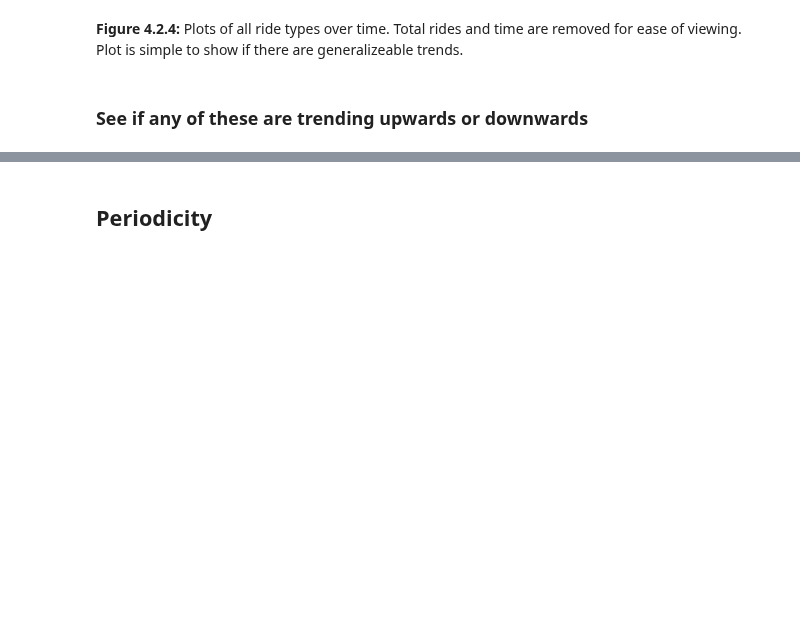
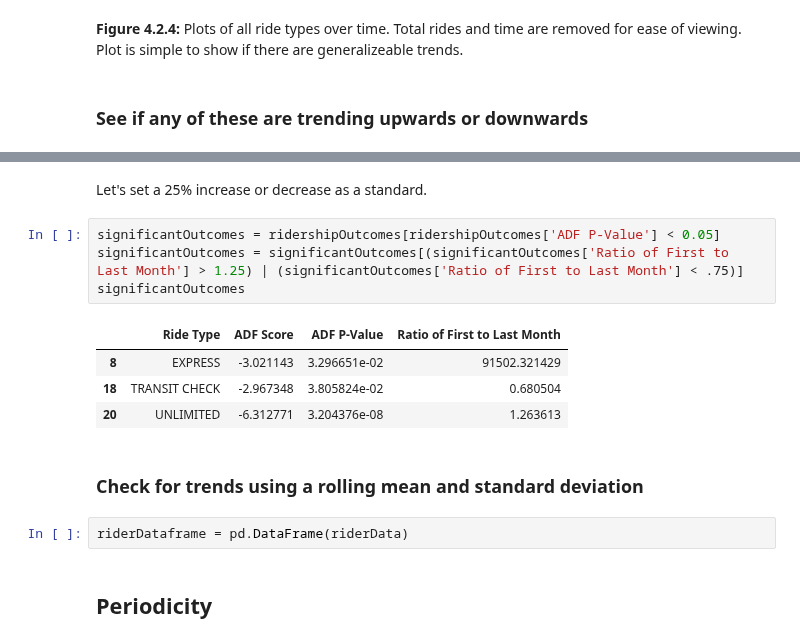
Before and after one commit to seanandrewchen/PUI2017_sac820, a Jupyter notebook: HW10_sac820/HW10_sac820.ipynb, the cells around one changed output, grey strips where cells are left out. Drawn from its saved outputs; the diff is of its cells as text; blank space fills up the shorter version.

```diff
--- a/HW10_sac820/HW10_sac820.ipynb
+++ b/HW10_sac820/HW10_sac820.ipynb
@@ -344,3 +391,18 @@ adfOutcomes
+# %% [markdown]
+Let's set a 25% increase or decrease as a standard.
+# %%
+significantOutcomes = ridershipOutcomes[ridershipOutcomes['ADF P-Value'] < 0.05]
+significantOutcomes = significantOutcomes[(significantOutcomes['Ratio of First to Last Month'] > 1.25) | (significantOutcomes['Ratio of First to Last Month'] < .75)]
+significantOutcomes
+# %% [output]
+|  | Ride Type | ADF Score | ADF P-Value | Ratio of First to Last Month |
+| 8 | EXPRESS | -3.021143 | 3.296651e-02 | 91502.321429 |
+| 18 | TRANSIT CHECK | -2.967348 | 3.805824e-02 | 0.680504 |
+| 20 | UNLIMITED | -6.312771 | 3.204376e-08 | 1.263613 |
+# %% [markdown]
+### Check for trends using a rolling mean and standard deviation
+# %%
+riderDataframe = pd.DataFrame(riderData)
 # %% [markdown]
 ## Periodicity
 # %%
```
Also changed, not shown: parts of 10 cells of this notebook.
